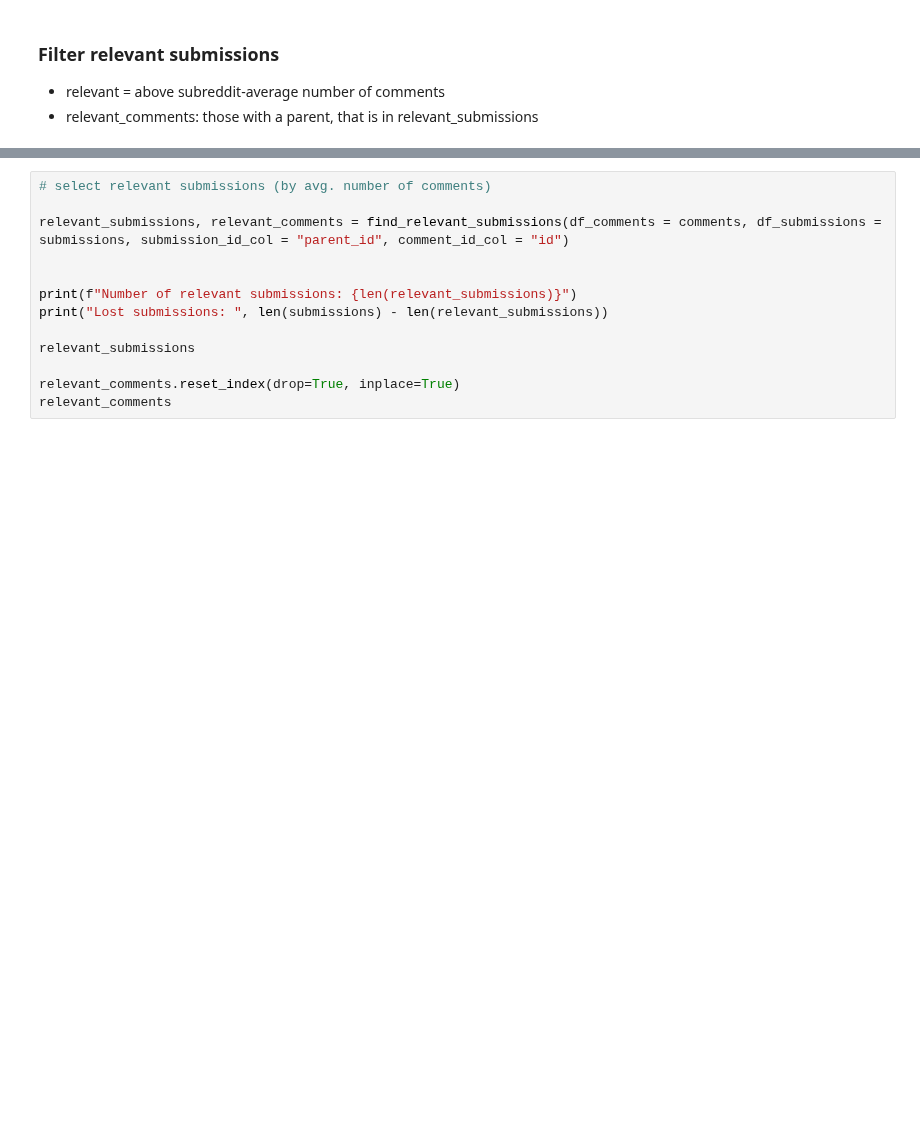
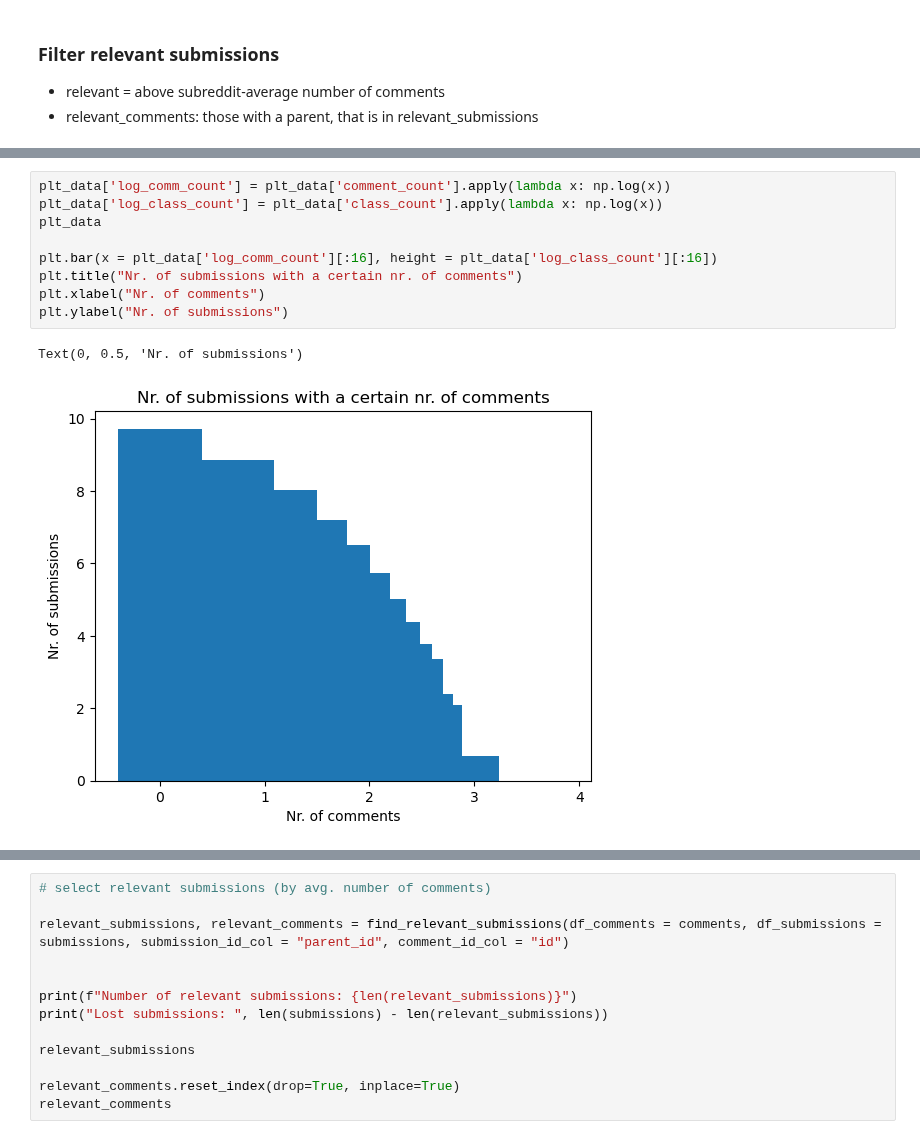
Before and after one commit to elenasolar/MasterThesis_EMI_and_Disagreement, a Jupyter notebook: code/preprocessing/AmericanPolitics/AmericanPolitics_pre_classification.ipynb, the cells around one changed output, grey strips where cells are left out. Saved outputs shown, nothing was run; the diff lists cells and outputs as text; blank space fills up the shorter version.

```diff
--- a/code/preprocessing/AmericanPolitics/AmericanPolitics_pre_classification.ipynb
+++ b/code/preprocessing/AmericanPolitics/AmericanPolitics_pre_classification.ipynb
@@ -138,0 +147,12 @@ submissions
+# %%
+plt_data['log_comm_count'] = plt_data['comment_count'].apply(lambda x: np.log(x))
+plt_data['log_class_count'] = plt_data['class_count'].apply(lambda x: np.log(x))
+plt_data
+
+plt.bar(x = plt_data['log_comm_count'][:16], height = plt_data['log_class_count'][:16])
+plt.title("Nr. of submissions with a certain nr. of comments")
+plt.xlabel("Nr. of comments")
+plt.ylabel("Nr. of submissions")
+# %% [output]
+Text(0, 0.5, 'Nr. of submissions')
+[figure, added]
```
Also changed, not shown: parts of 13 cells of this notebook.
